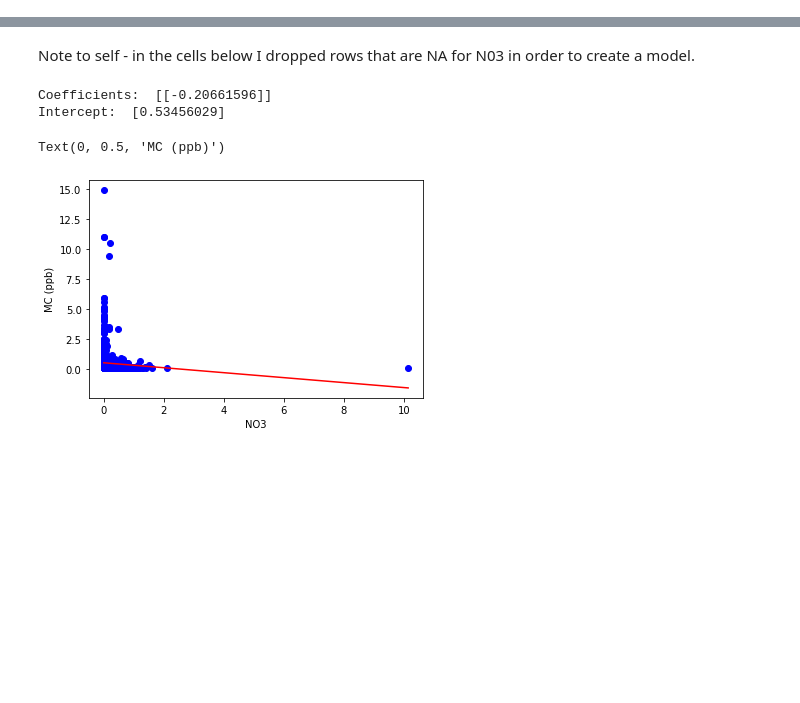
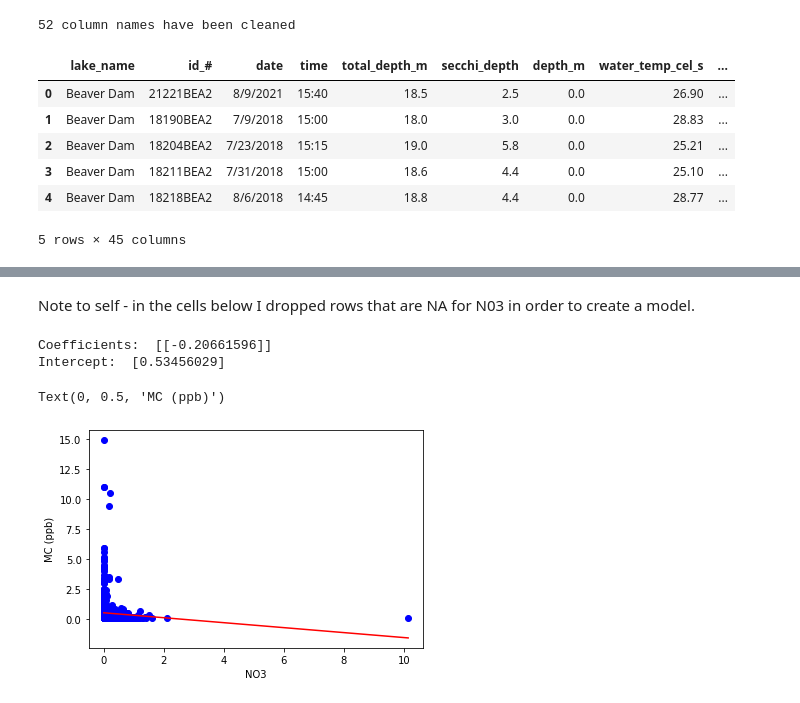
Before and after one commit to austin-strahan/Lakes-ML, a Jupyter notebook: Dr-J-version.ipynb, the cells around one changed output, grey strips where cells are left out. Saved outputs shown, nothing was run; the diff lists cells and outputs as text; code cells hidden in the pictures; blank space fills up the shorter version.

```diff
--- a/Dr-J-version.ipynb
+++ b/Dr-J-version.ipynb
@@ -26,0 +16,13 @@ df.head()
+# %%
+clean_df = clean_columns(df)
+c_df = clean_df.drop(['site_type','mc_id', 'ac_id', 'pw', 'w', 'epi_hypo', 'notes'], axis = 1).dropna(how = "all")
+c_df.head()
+# %% [output]
+52 column names have been cleaned
+|  | lake_name | id_# | date | time | total_depth_m | secchi_depth | depth_m | water_temp_cel_s | ... |
+| 0 | Beaver Dam | 21221BEA2 | 8/9/2021 | 15:40 | 18.5 | 2.5 | 0.0 | 26.90 | ... |
+| 1 | Beaver Dam | 18190BEA2 | 7/9/2018 | 15:00 | 18.0 | 3.0 | 0.0 | 28.83 | ... |
+| 2 | Beaver Dam | 18204BEA2 | 7/23/2018 | 15:15 | 19.0 | 5.8 | 0.0 | 25.21 | ... |
+| 3 | Beaver Dam | 18211BEA2 | 7/31/2018 | 15:00 | 18.6 | 4.4 | 0.0 | 25.10 | ... |
+| 4 | Beaver Dam | 18218BEA2 | 8/6/2018 | 14:45 | 18.8 | 4.4 | 0.0 | 28.77 | ... |
+5 rows × 45 columns
```
Also changed, not shown: parts of 6 cells of this notebook, 1 other file.
